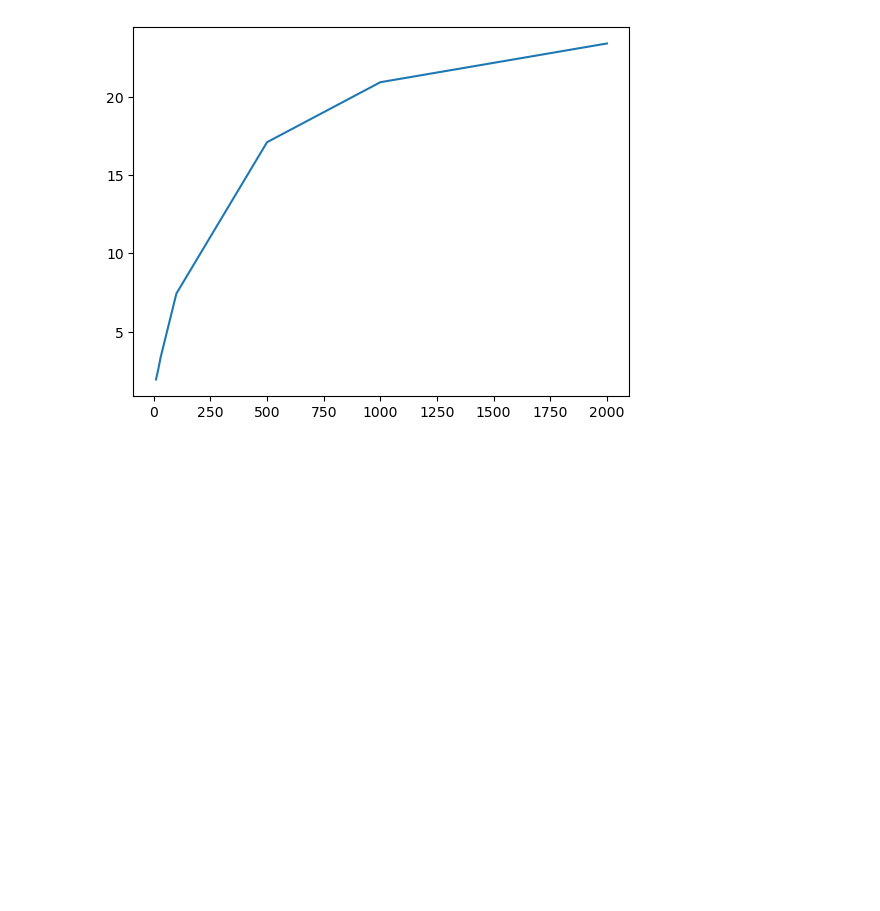
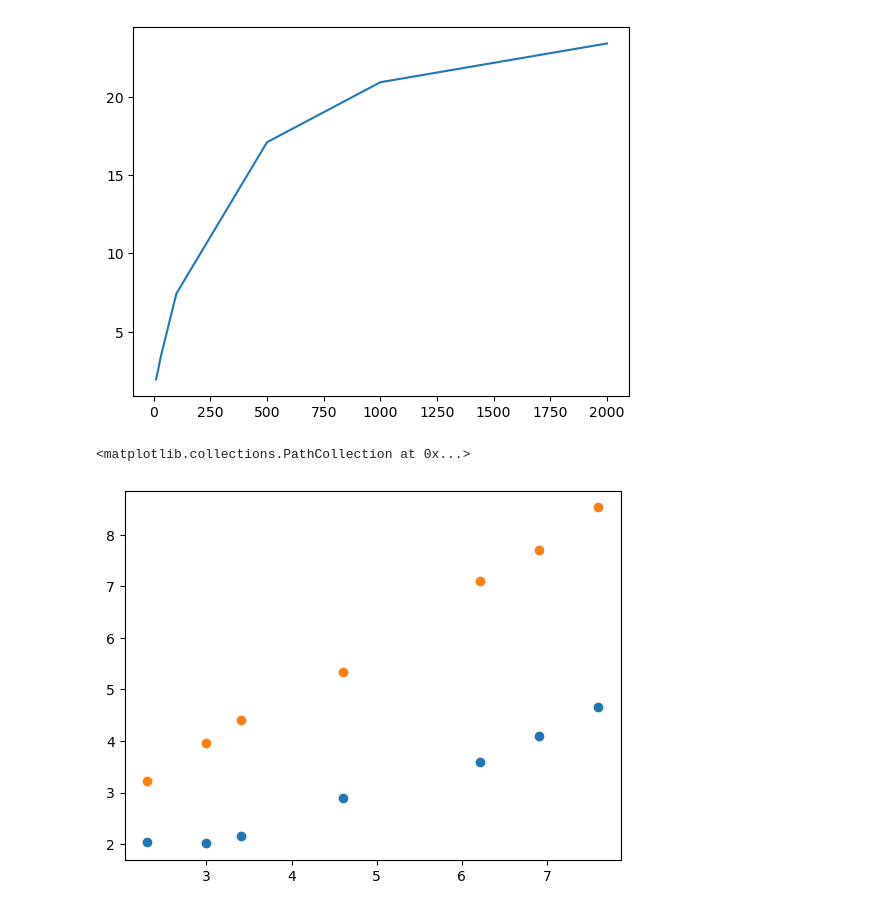
Before and after one commit to soedinglab/phylo_grad, a Jupyter notebook: plot.ipynb, the cells around one changed output. Saved outputs shown, nothing was run; the diff lists cells and outputs as text; code cells hidden in the pictures; blank space fills up the shorter version.

```diff
--- a/plot.ipynb
+++ b/plot.ipynb
@@ -34,3 +34,9 @@ plt.plot(extract_tree_size(datasets), extract_number(python_mem) / extract_numbe
 # %% [output]
 [<matplotlib.lines.Line2D at 0x...>]
 [figure]
+# %%
+plt.scatter(np.log(extract_tree_size(datasets)), np.log(extract_number(rust_time)), label='Rust')
+plt.scatter(np.log(extract_tree_size(datasets)), np.log(extract_number(python_time)), label='python')
+# %% [output]
+<matplotlib.collections.PathCollection at 0x...>
+[figure, added]
```
